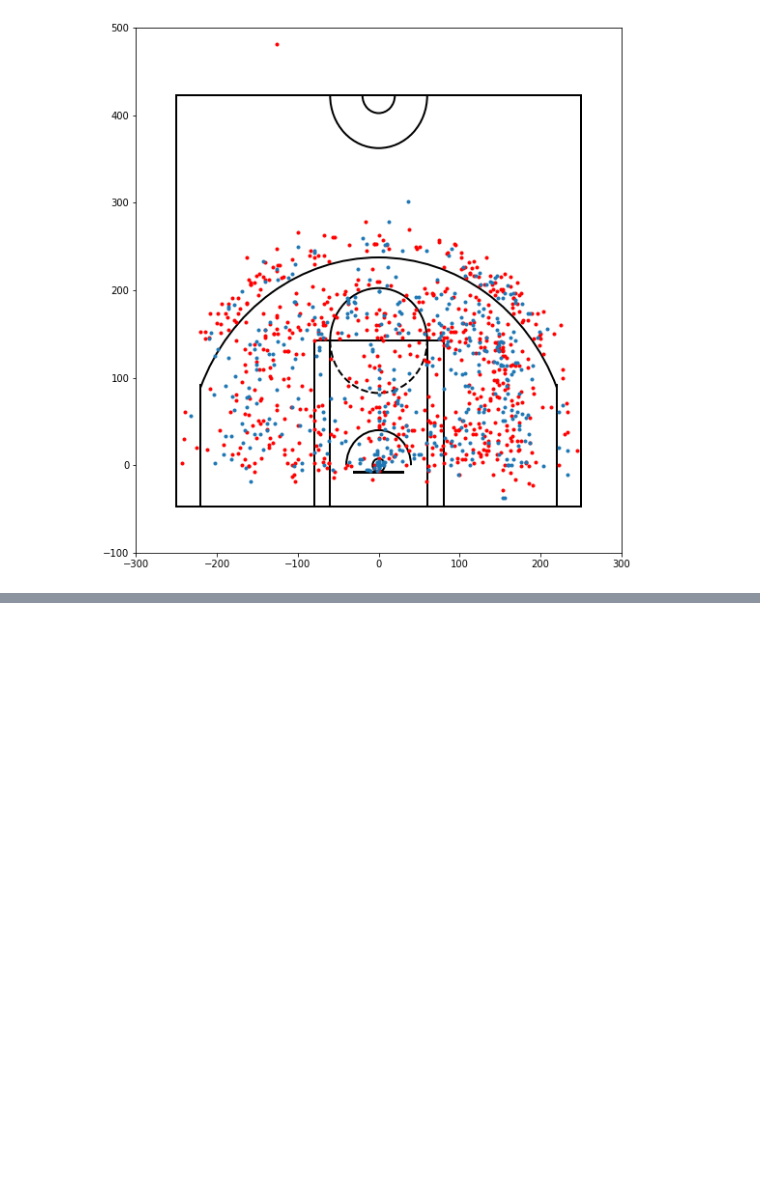
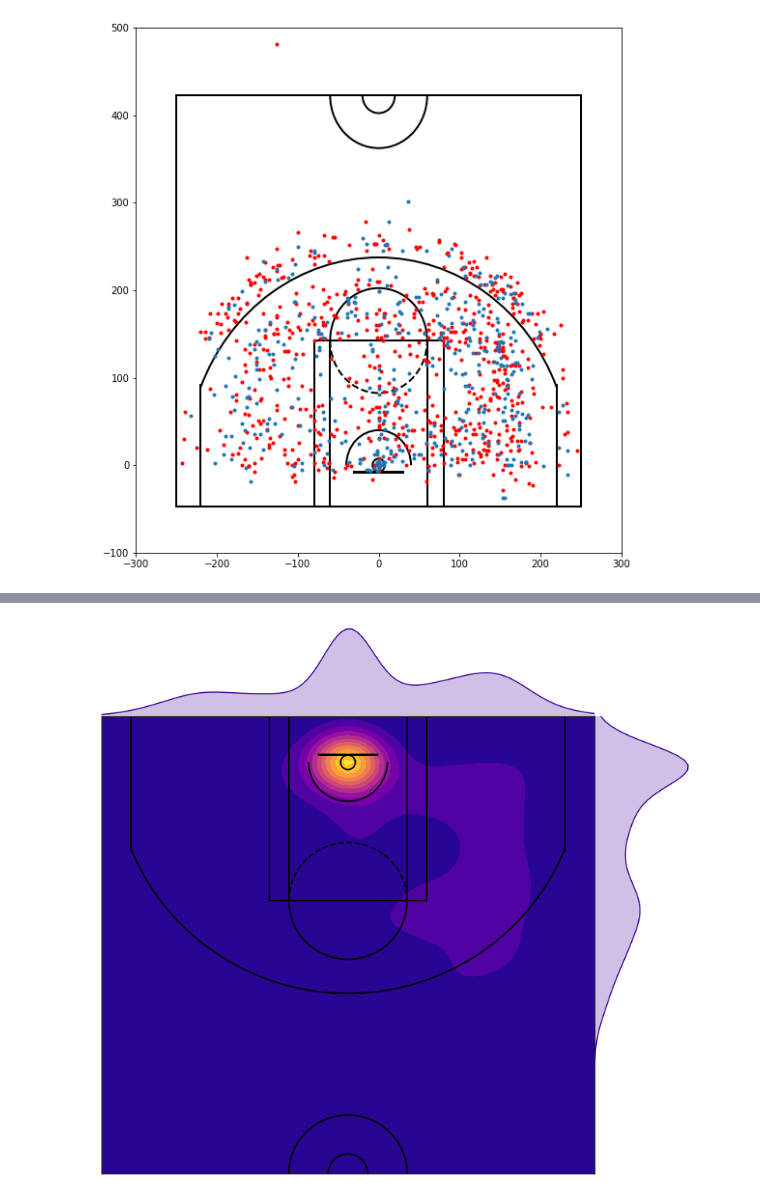
Before and after one commit to matthewosborne71/SportsProjects, a Jupyter notebook: NBA_Shot_Charts/ShotCharts.ipynb, the cells around one changed output, grey strips where cells are left out. Saved outputs shown, nothing was run; the diff lists cells and outputs as text; code cells hidden in the pictures; blank space fills up the shorter version.

```diff
--- a/NBA_Shot_Charts/ShotCharts.ipynb
+++ b/NBA_Shot_Charts/ShotCharts.ipynb
@@ -194,0 +236,31 @@ Now we're getting somewhere!
+# %%
+# Code is adapted from Savvas's
+
+# This imports a color map from plt
+cmap = plt.cm.plasma
+
+# This makes our joinplot we've changed our kind variable to be
+# 'kde' this means we want the density of the points.
+JointChart = sns.jointplot(Rookie_DF.LOC_X, Rookie_DF.LOC_Y, stat_func=None,
+                                 kind='kde', space=0, color=cmap(0.1),
+                                 cmap=cmap, n_levels=10)
+
+# Set the size of the figure
+JointChart.fig.set_size_inches(12,11)
+
+# Draw the court
+Court = JointChart.ax_joint
+draw_court(Court)
+
+# rotate the court
+Court.set_xlim(-250,250)
+Court.set_ylim(422.5, -47.5)
+
+# Eliminate labels and axis ticks
+Court.set_xlabel('')
+Court.set_ylabel('')
+Court.tick_params(labelbottom='off', labelleft='off')
+
+plt.show()
+# %% [output]
+[figure, added]
```
Also changed, not shown: parts of 14 cells of this notebook.
